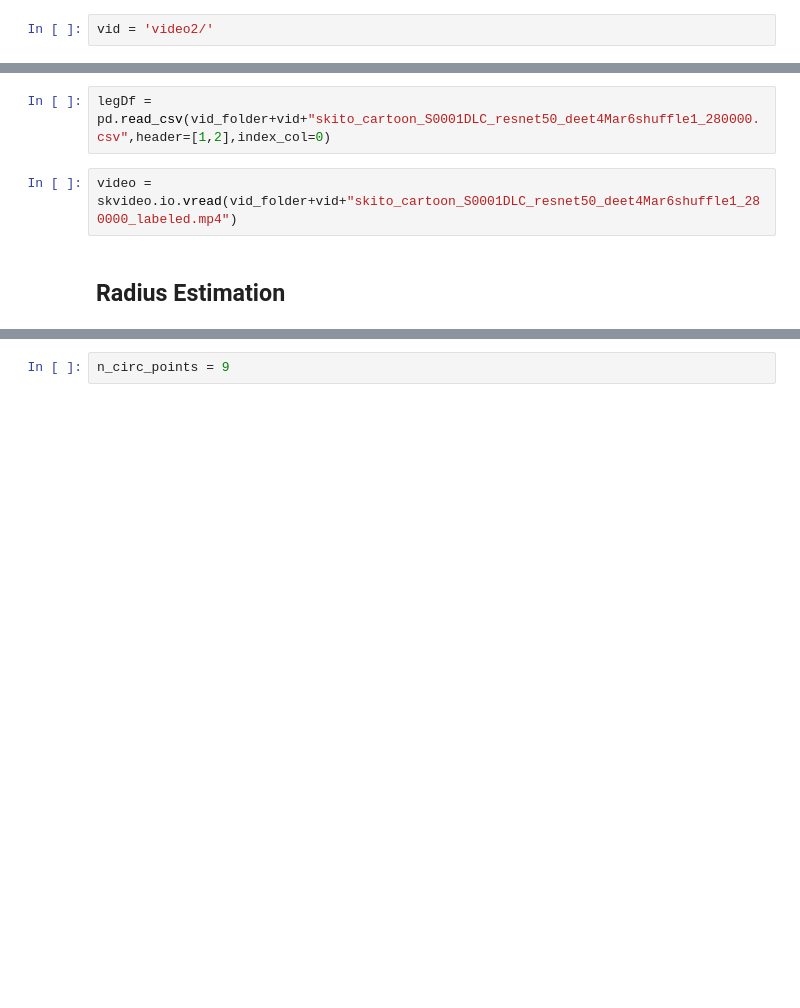
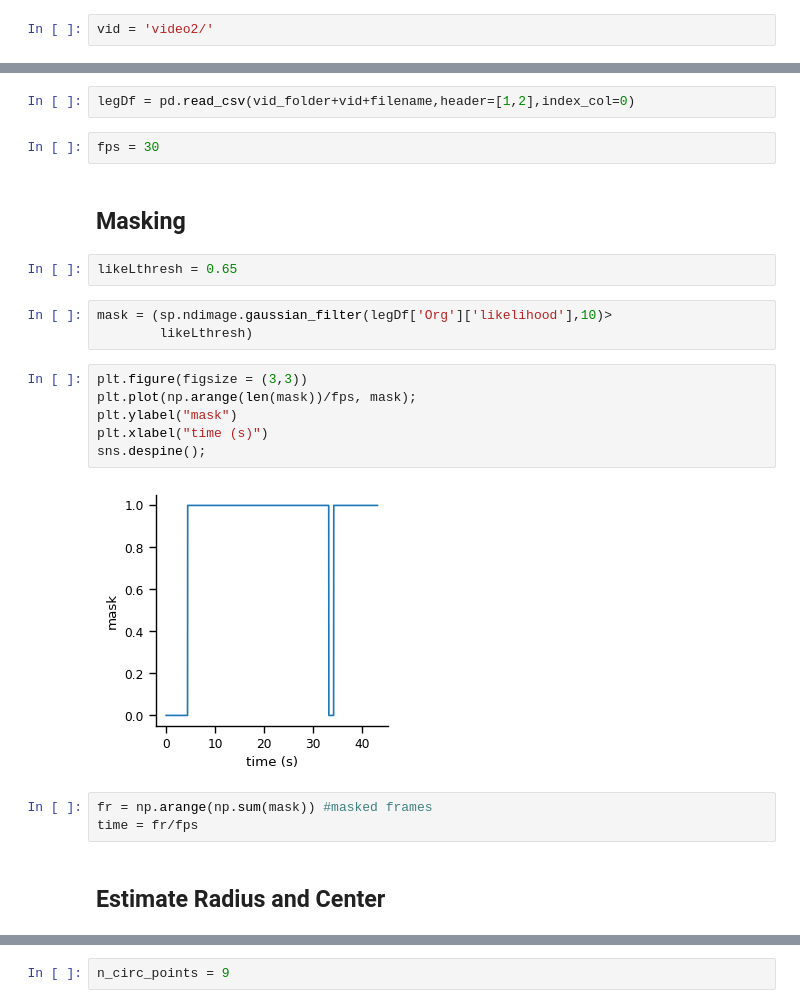
Before and after one commit to shivChitinous/bite-tracks, a Jupyter notebook: legAnalysis.ipynb, the cells around one changed output, grey strips where cells are left out. Saved outputs shown, nothing was run; the diff lists cells and outputs as text; blank space fills up the shorter version.

```diff
--- a/legAnalysis.ipynb
+++ b/legAnalysis.ipynb
@@ -25,7 +28,25 @@ vid = 'video2/'
 # %%
-legDf = pd.read_csv(vid_folder+vid+"skito_cartoon_S0001DLC_resnet50_deet4Mar6shuffle1_280000.csv",header=[1,2],index_col=0)
+legDf = pd.read_csv(vid_folder+vid+filename,header=[1,2],index_col=0)
-# %%
-video = skvideo.io.vread(vid_folder+vid+"skito_cartoon_S0001DLC_resnet50_deet4Mar6shuffle1_280000_labeled.mp4")
+# %%
+fps = 30
+# %% [markdown]
+## Masking
+# %%
+likeLthresh = 0.65
+# %%
+mask = (sp.ndimage.gaussian_filter(legDf['Org']['likelihood'],10)>
+        likeLthresh)
+# %%
+plt.figure(figsize = (3,3))
+plt.plot(np.arange(len(mask))/fps, mask);
+plt.ylabel("mask")
+plt.xlabel("time (s)")
+sns.despine();
+# %% [output]
+[figure, added]
+# %%
+fr = np.arange(np.sum(mask)) #masked frames
+time = fr/fps
 # %% [markdown]
-## Radius Estimation
+## Estimate Radius and Center
 # %%
```
Also changed, not shown: parts of 36 cells of this notebook, 10 other files.
